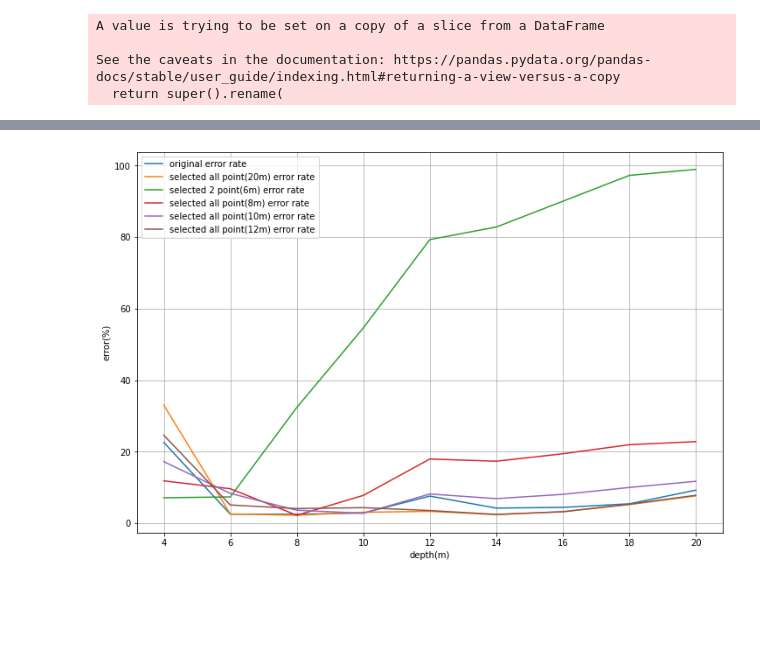
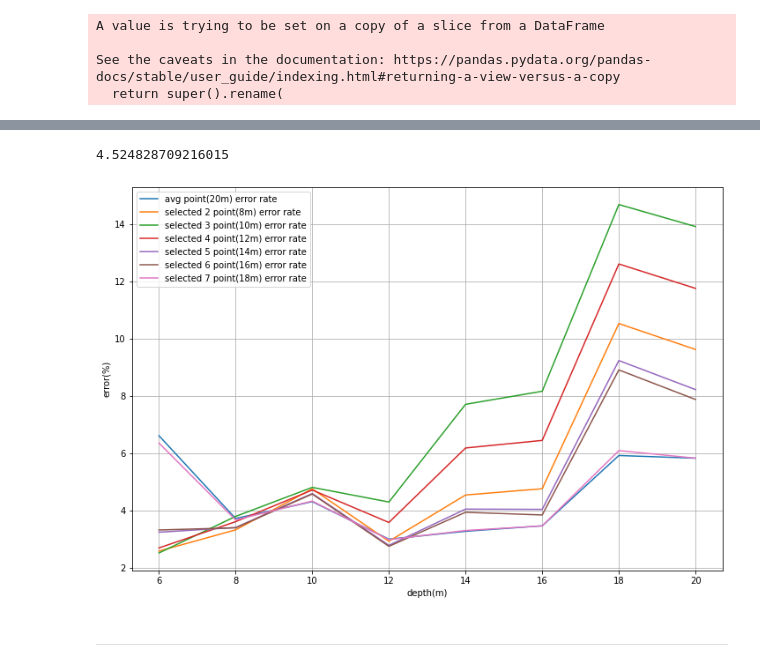
Before and after one commit to YoungseokOh/Depth-evaluation, a Jupyter notebook: plot_example.ipynb, the cells around one changed output, grey strips where cells are left out. Cells and saved outputs as stored; diff of their text form; code cells hidden in the pictures; blank space fills up the shorter version.

```diff
--- a/plot_example.ipynb
+++ b/plot_example.ipynb
@@ -431,0 +472,13 @@ df_selected_2_depth_regression
+# %%
+for n in range(1, 8):
+    if n == 1:
+        temp_regression = pd.DataFrame(selected_avg_depth_list[:], depth_name_list[:]).T.melt().dropna(axis=0)
+    else:
+        temp_regression = pd.DataFrame(selected_avg_depth_list[:n], depth_name_list[:n]).T.melt().dropna(axis=0)
+    df_feature, poly_leg = utils.poly_feature(temp_regression['value'].values.reshape(-1, 1), degree)
+    lin_reg_2 = LinearRegression()
+    lin_reg_2.fit(df_feature, temp_regression['variable'].values)
+    predict_Y = lin_reg_2.predict(poly_leg.fit_transform(df_selected_depth_regression['value'].values.reshape(-1, 1)))
+    df_selected_depth_regression['regression_{}_point'.format(n)] = lin_reg_2.predict(
+    poly_leg.fit_transform(df_selected_depth_regression['value'].values.reshape(-1, 1)))
+df_selected_depth_regression
@@ -488,3 +556,6 @@ df_error_2_point = df_selected_depth_regression[['variable', 'value', 'regressio
 df_error_3_point = df_selected_depth_regression[['variable', 'value', 'regression_3_point']]
 df_error_4_point = df_selected_depth_regression[['variable', 'value', 'regression_4_point']]
 df_error_5_point = df_selected_depth_regression[['variable', 'value', 'regression_5_point']]
+df_error_6_point = df_selected_depth_regression[['variable', 'value', 'regression_6_point']]
+df_error_7_point = df_selected_depth_regression[['variable', 'value', 'regression_7_point']]
+df_error_avg_point = df_selected_depth_regression[['variable', 'value', 'regression_avg_point']]
@@ -511,6 +565,9 @@ df_error_2_point.rename(columns={'regression_2_point':'regression'}, inplace=Tru
 df_error_3_point.rename(columns={'regression_3_point':'regression'}, inplace=True)
 df_error_4_point.rename(columns={'regression_4_point':'regression'}, inplace=True)
 df_error_5_point.rename(columns={'regression_5_point':'regression'}, inplace=True)
+df_error_6_point.rename(columns={'regression_6_point':'regression'}, inplace=True)
+df_error_7_point.rename(columns={'regression_7_point':'regression'}, inplace=True)
+df_error_avg_point.rename(columns={'regression_avg_point':'regression'}, inplace=True)
 # %% [output]
 A value is trying to be set on a copy of a slice from a DataFrame
 
@@ -541,18 +581,29 @@ df_selected_2_point_reg_diff, df_selected_2_point_error_rate = cal_error_regress
 df_selected_3_point_reg_diff, df_selected_3_point_error_rate = cal_error_regression(depth_name_list, df_error_3_point)
 df_selected_4_point_reg_diff, df_selected_4_point_error_rate = cal_error_regression(depth_name_list, df_error_4_point)
 df_selected_5_point_reg_diff, df_selected_5_point_error_rate = cal_error_regression(depth_name_list, df_error_5_point)
+df_selected_6_point_reg_diff, df_selected_6_point_error_rate = cal_error_regression(depth_name_list, df_error_6_point)
+df_selected_7_point_reg_diff, df_selected_7_point_error_rate = cal_error_regression(depth_name_list, df_error_7_point)
+df_selected_avg_point_reg_diff, df_selected_avg_point_error_rate = cal_error_regression(depth_name_list, df_error_avg_point)
+# %%
+np.mean(df_selected_avg_point_error_rate)
+# %% [output]
+4.524828709216015
 # %%
-plt.plot(depth_name_list, df_error_rate_ori)
-plt.plot(depth_name_list, df_selected_error_rate_ori)
+plt.plot(depth_name_list, df_selected_avg_point_error_rate)
 plt.plot(depth_name_list, df_selected_2_point_error_rate)
 plt.plot(depth_name_list, df_selected_3_point_error_rate)
 plt.plot(depth_name_list, df_selected_4_point_error_rate)
 plt.plot(depth_name_list, df_selected_5_point_error_rate)
-plt.legend(['original error rate', 'selected all point(20m) error rate',
-            'selected 2 point(6m) error rate', 'selected all point(8m) error rate',
-            'selected all point(10m) error rate', 'selected all point(12m) error rate'])
+plt.plot(depth_name_list, df_selected_6_point_error_rate)
+plt.plot(depth_name_list, df_selected_7_point_error_rate)
+plt.legend(['avg point(20m) error rate',
+            'selected 2 point(8m) error rate', 'selected 3 point(10m) error rate',
+            'selected 4 point(12m) error rate', 'selected 5 point(14m) error rate',
+           'selected 6 point(16m) error rate', 'selected 7 point(18m) error rate'])
 plt.xlabel('depth(m)')
 plt.ylabel('error(%)')
 plt.grid(True)
 # %% [output]
-[figure, old version]
+[figure, new version]
+# %% [markdown]
+---
```
Also changed, not shown: parts of 38 cells of this notebook, 6 other files.
